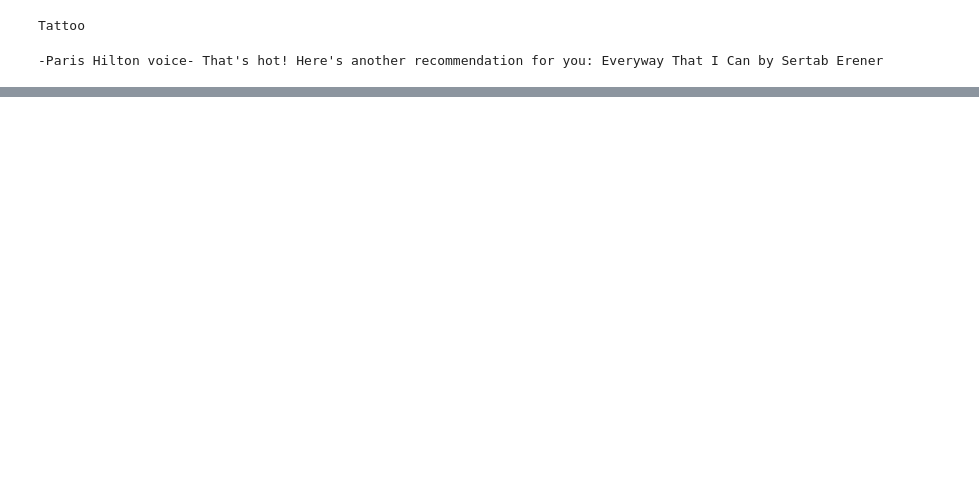
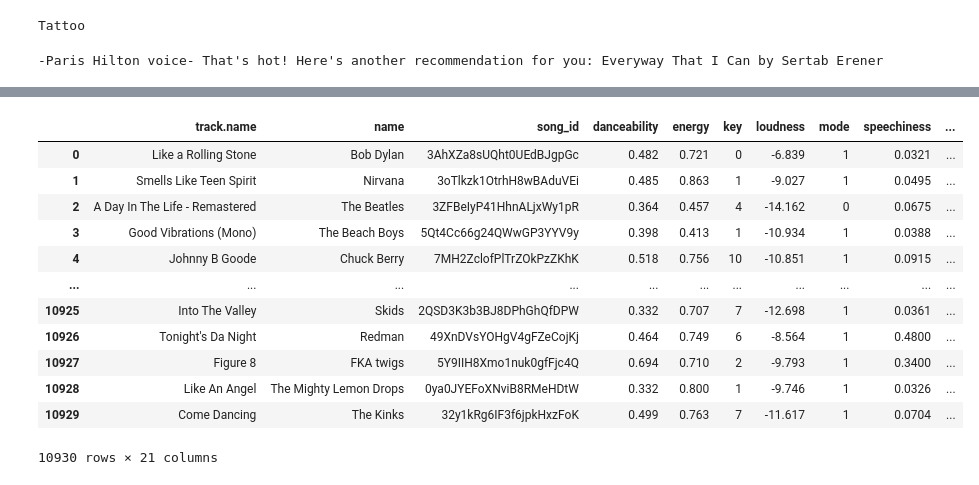
Before and after one commit to valmgisbert/lab-web-scraping-single-page, a Jupyter notebook: lab-gnod.ipynb, the cells around one changed output, grey strips where cells are left out. Saved outputs shown, nothing was run; the diff lists cells and outputs as text; code cells hidden in the pictures; blank space fills up the shorter version.

```diff
--- a/lab-gnod.ipynb
+++ b/lab-gnod.ipynb
@@ -246,0 +408,9 @@ else:
+# %%
+# get uris for each of the songs using the song_id
+chunks = [(i, i+100) for i in range(0, len(playlist_merged), 100)]
+audio_featslist = []
+
+for chunk in chunks:
+    id_100 = playlist_merged['song_id'][chunk[0]:chunk[1]]
+    audio_featslist = audio_featslist + sp.audio_features(id_100)
+    sleep(randint(1,3000)/1000)
@@ -246,0 +421,2 @@ else:
+# %%
+audio_feats_norm = json_normalize(audio_featslist)
@@ -246,0 +439,7 @@ else:
+# %%
+# prep for merging
+# reset index of first df before merging
+playlist_merged.reset_index(drop=True, inplace=True)
+
+# drop duplicates from audio feats
+audio_feats_norm.drop_duplicates(inplace=True)
@@ -246,0 +478,23 @@ else:
+# %%
+# merge 2 dfs to have final product
+playlist_complete = pd.merge(left=playlist_merged,
+                        right=audio_feats_norm,
+                        how='inner',
+                        left_on='song_id', #df1
+                        right_on='id') #df2
+# %%
+playlist_complete
+# %% [output]
+|  | track.name | name | song_id | danceability | energy | key | loudness | mode | speechiness | ... |
+| 0 | Like a Rolling Stone | Bob Dylan | 3AhXZa8sUQht0UEdBJgpGc | 0.482 | 0.721 | 0 | -6.839 | 1 | 0.0321 | ... |
+| 1 | Smells Like Teen Spirit | Nirvana | 3oTlkzk1OtrhH8wBAduVEi | 0.485 | 0.863 | 1 | -9.027 | 1 | 0.0495 | ... |
+| 2 | A Day In The Life - Remastered | The Beatles | 3ZFBeIyP41HhnALjxWy1pR | 0.364 | 0.457 | 4 | -14.162 | 0 | 0.0675 | ... |
+| 3 | Good Vibrations (Mono) | The Beach Boys | 5Qt4Cc66g24QWwGP3YYV9y | 0.398 | 0.413 | 1 | -10.934 | 1 | 0.0388 | ... |
+| 4 | Johnny B Goode | Chuck Berry | 7MH2ZclofPlTrZOkPzZKhK | 0.518 | 0.756 | 10 | -10.851 | 1 | 0.0915 | ... |
+| ... | ... | ... | ... | ... | ... | ... | ... | ... | ... | ... |
+| 10925 | Into The Valley | Skids | 2QSD3K3b3BJ8DPhGhQfDPW | 0.332 | 0.707 | 7 | -12.698 | 1 | 0.0361 | ... |
+| 10926 | Tonight's Da Night | Redman | 49XnDVsYOHgV4gFZeCojKj | 0.464 | 0.749 | 6 | -8.564 | 1 | 0.4800 | ... |
+| 10927 | Figure 8 | FKA twigs | 5Y9IIH8Xmo1nuk0gfFjc4Q | 0.694 | 0.710 | 2 | -9.793 | 1 | 0.3400 | ... |
+| 10928 | Like An Angel | The Mighty Lemon Drops | 0ya0JYEFoXNviB8RMeHDtW | 0.332 | 0.800 | 1 | -9.746 | 1 | 0.0326 | ... |
+| 10929 | Come Dancing | The Kinks | 32y1kRg6IF3f6jpkHxzFoK | 0.499 | 0.763 | 7 | -11.617 | 1 | 0.0704 | ... |
+10930 rows × 21 columns
```
Also changed, not shown: parts of 30 cells of this notebook, 5 other files.
